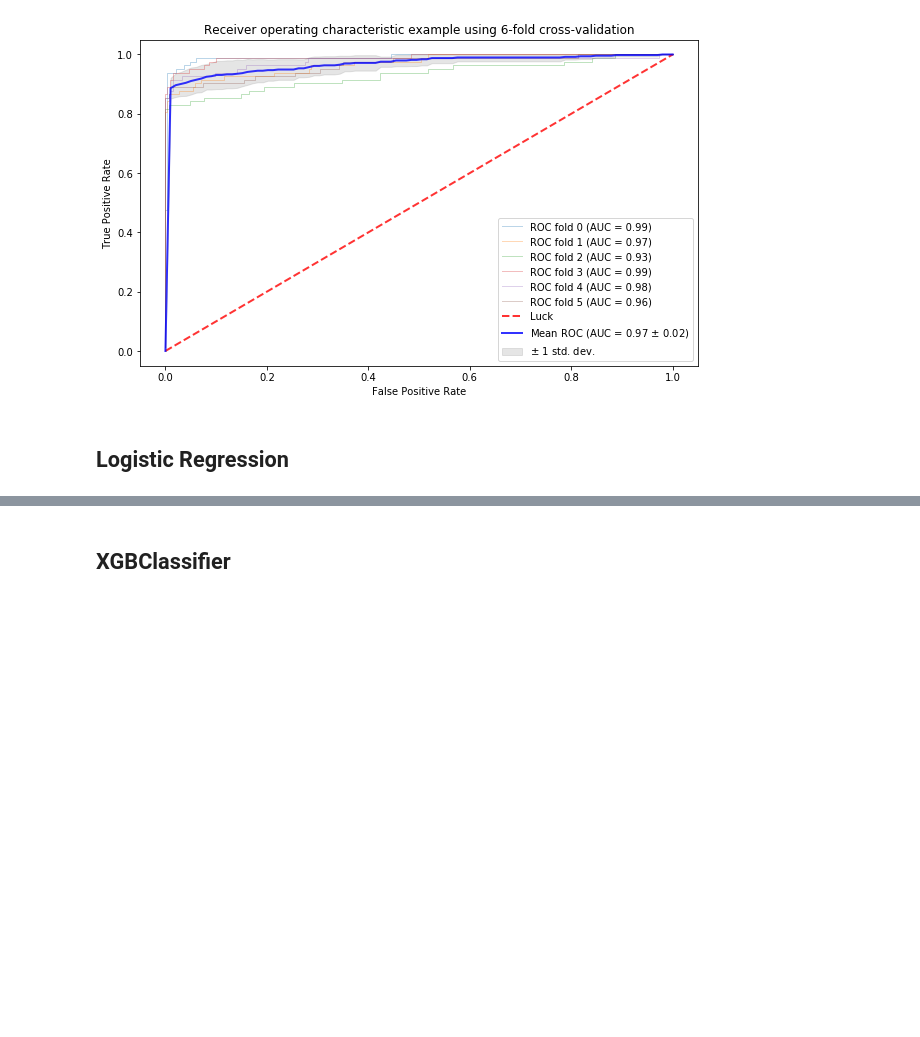
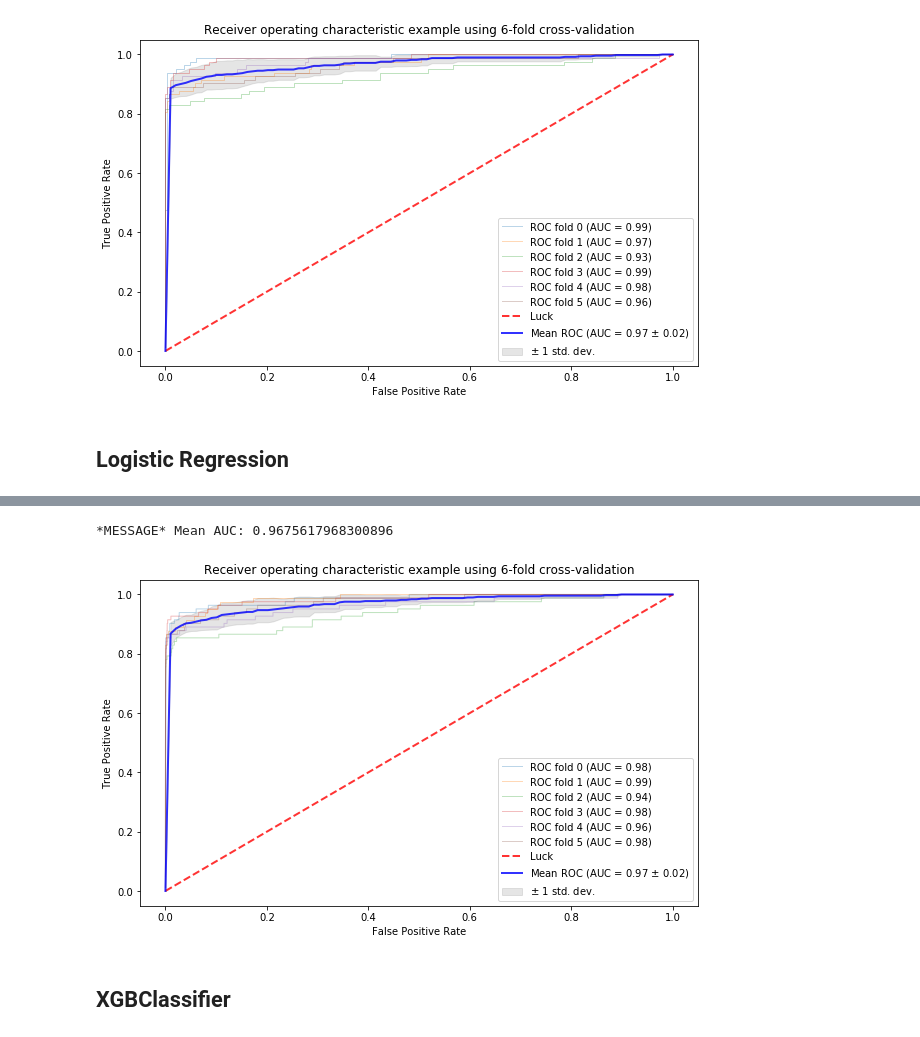
Before and after one commit to udhai17/Credit-Card-Fraud-Detection, a Jupyter notebook: CCFraudDetection.ipynb, the cells around one changed output, grey strips where cells are left out. Cells and saved outputs as stored; diff of their text form; code cells hidden in the pictures; blank space fills up the shorter version.

```diff
--- a/CCFraudDetection.ipynb
+++ b/CCFraudDetection.ipynb
@@ -309,3 +372,9 @@ plot_roc(X,Y,classifier)
+# %%
+#Final ROC for prediction method
+plot_roc(x_original,y_original,lr)
+# %% [output]
+*MESSAGE* Mean AUC: 0.9675617968300896
+[figure, added]
 # %% [markdown]
 ## XGBClassifier
 # %%
```
Also changed, not shown: parts of 2 cells of this notebook.
